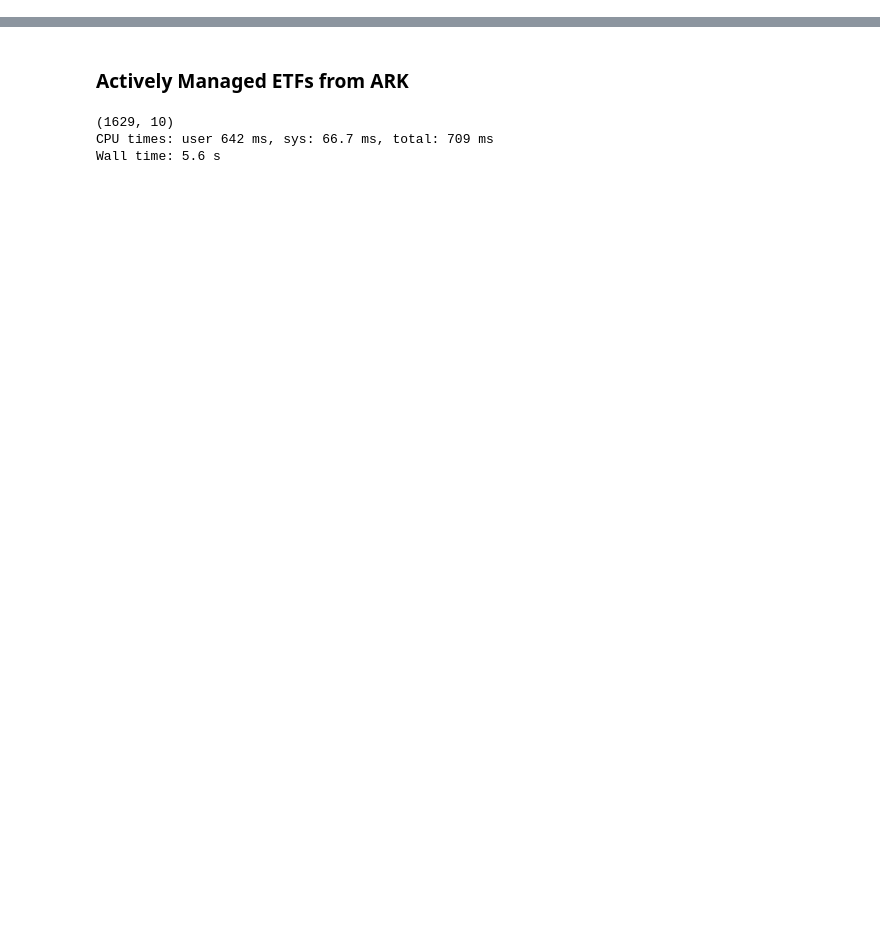
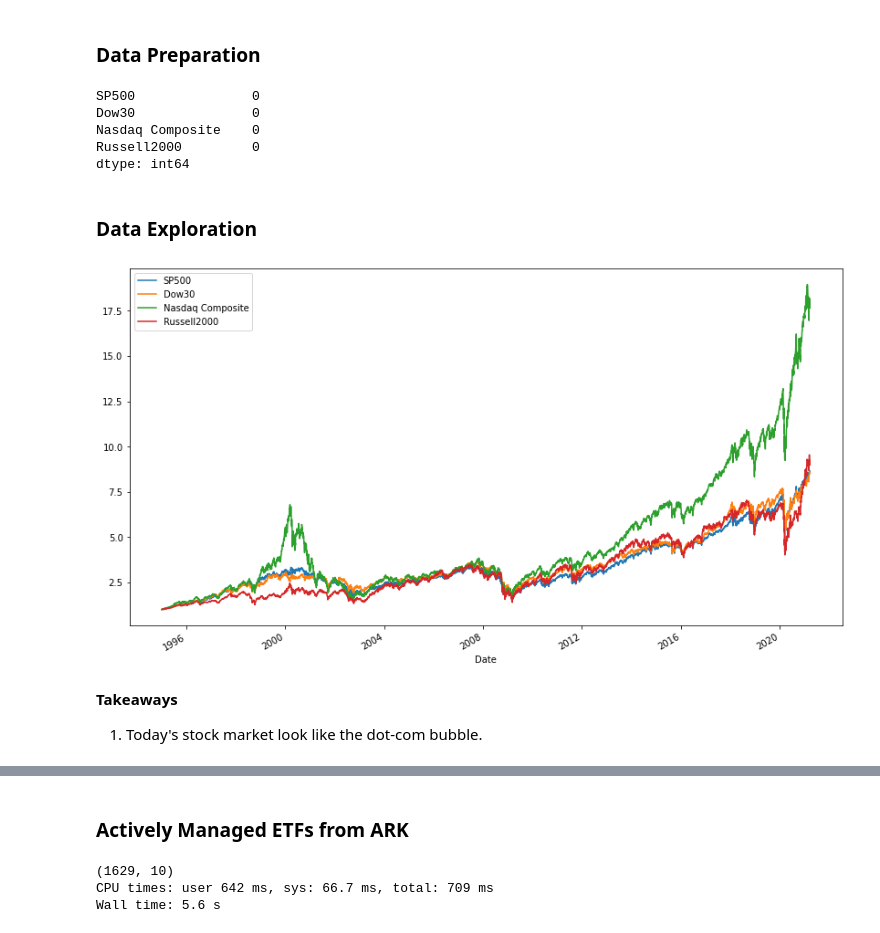
Before and after one commit to Yongliang-Shi/market-prediction, a Jupyter notebook: explore_ark.ipynb, the cells around one changed output, grey strips where cells are left out. Cells and saved outputs as stored; diff of their text form; code cells hidden in the pictures; blank space fills up the shorter version.

Commit message:
Visualize the growth of the major indexes since 1995

```diff
--- a/explore_ark.ipynb
+++ b/explore_ark.ipynb
@@ -21,0 +84,23 @@ warnings.filterwarnings("ignore")
+# %%
+%%time
+# Create a list of benchmark index symbols
+symbols = ['^GSPC', '^DJI', '^IXIC', '^RUT']
+
+# Define the start and end date
+start_date = "1995-01-01"
+end_date = date.today()
+
+# Acquire their adjusted closing price
+df_marks = acquire.acquire_stock_data(symbols, 'yahoo', start_date, end_date)
+
+# Print the number of records
+print(df_marks.shape[0])
+
+# Create a list of benchmark index names
+benchmarks = ['SP500', 'Dow30', 'Nasdaq Composite', 'Russell2000']
+
+# Rename the columns as bechmark index names
+df_marks.columns = benchmarks
+
+# Inspect the tail of the dataframe
+df_marks.tail()
@@ -21,0 +144,28 @@ warnings.filterwarnings("ignore")
+# %% [markdown]
+### Data Preparation
+# %%
+# Compute the number of the null values in each column
+df_marks.isnull().sum(axis=0)
+# %% [output]
+SP500               0
+Dow30               0
+Nasdaq Composite    0
+Russell2000         0
+dtype: int64
+# %% [markdown]
+### Data Exploration
+# %%
+# Plot the growth of the major indexes since 1995
+
+df_marks_1995 = df_marks.apply(lambda i: i/i.iloc[0], axis=0)
+df_marks_1995.plot(figsize=(14,8))
+# plt.axhline(y=1)
+# plt.axhline(y=2, linestyle='--', alpha=0.5)
+# plt.axhline(y=3, linestyle='--', alpha=0.5)
+# plt.axhline(y=4, linestyle='--', alpha=0.5)
+plt.show()
+# %% [output]
+[figure, added]
+# %% [markdown]
+**Takeaways**
+1. Today's stock market look like the dot-com bubble.
```
Also changed, not shown: parts of 45 cells of this notebook.
